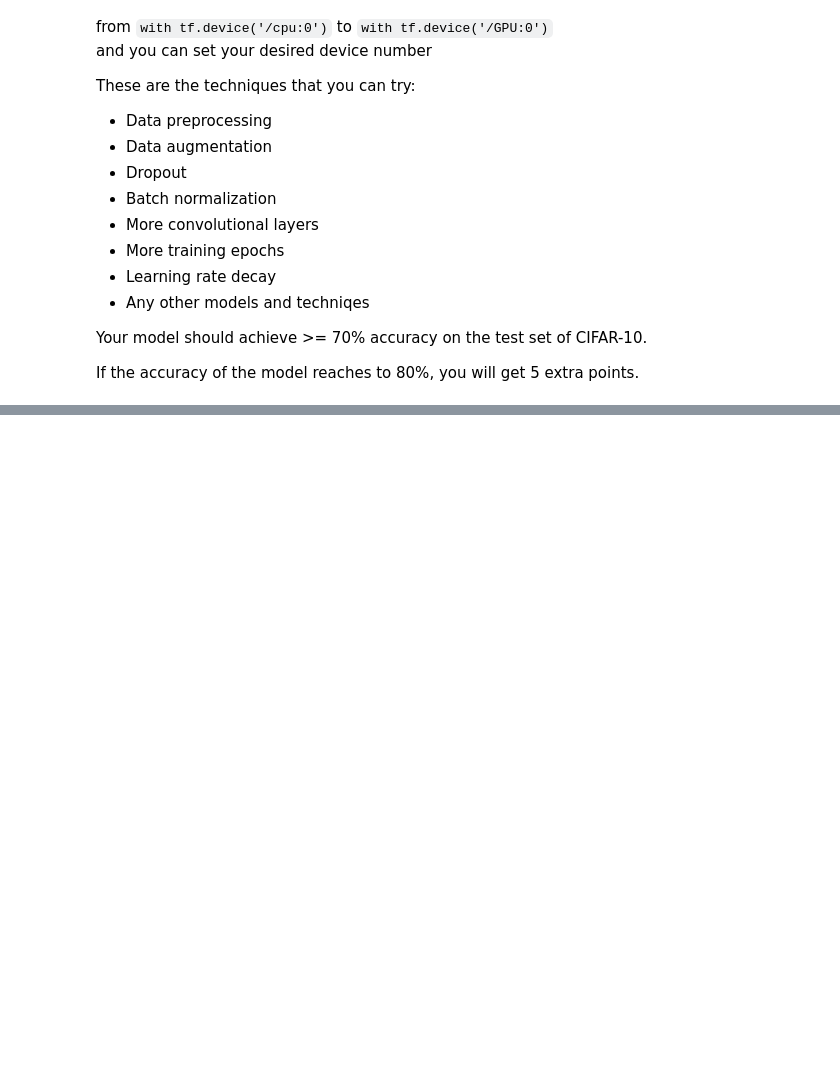
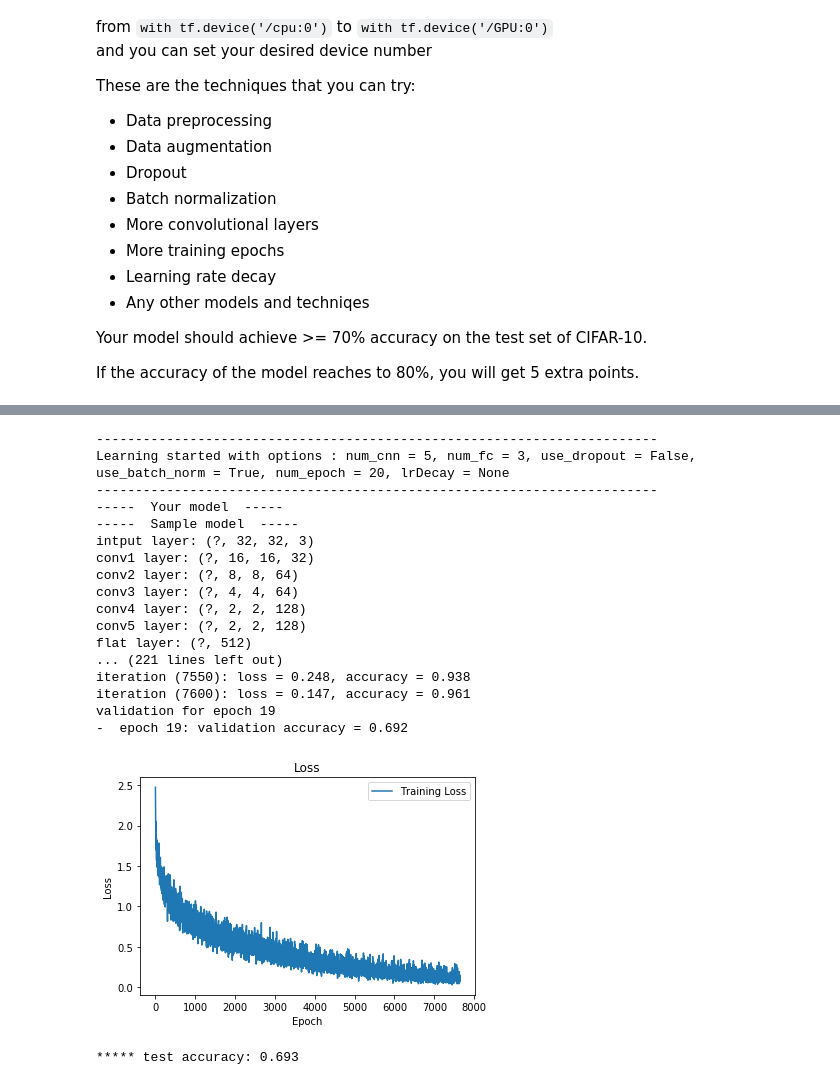
Before and after one commit to PradeepKadubandi/CSCI599-Assignment1, a Jupyter notebook: Problem_2.ipynb, the cells around one changed output, grey strips where cells are left out. Saved outputs shown, nothing was run; the diff lists cells and outputs as text; code cells hidden in the pictures; blank space fills up the shorter version.

```diff
--- a/Problem_2.ipynb
+++ b/Problem_2.ipynb
@@ -538,0 +635,22 @@ def reset_and_train(options):
+# %%
+reset_and_train(Options(num_cnn = 5, use_batch_norm = True, use_dropout = False, num_fc = 3, num_epoch = 20))
+# %% [output]
+------------------------------------------------------------------------
+Learning started with options : num_cnn = 5, num_fc = 3, use_dropout = False, use_batch_norm = True, num_epoch = 20, lrDecay = None
+------------------------------------------------------------------------
+-----  Your model  -----
+-----  Sample model  -----
+intput layer: (?, 32, 32, 3)
+conv1 layer: (?, 16, 16, 32)
+conv2 layer: (?, 8, 8, 64)
+conv3 layer: (?, 4, 4, 64)
+conv4 layer: (?, 2, 2, 128)
+conv5 layer: (?, 2, 2, 128)
+flat layer: (?, 512)
+... (221 lines left out)
+iteration (7550): loss = 0.248, accuracy = 0.938
+iteration (7600): loss = 0.147, accuracy = 0.961
+validation for epoch 19
+-  epoch 19: validation accuracy = 0.692
+[figure, added]
+***** test accuracy: 0.693
```
Also changed, not shown: parts of 10 cells of this notebook, 2 other files.
